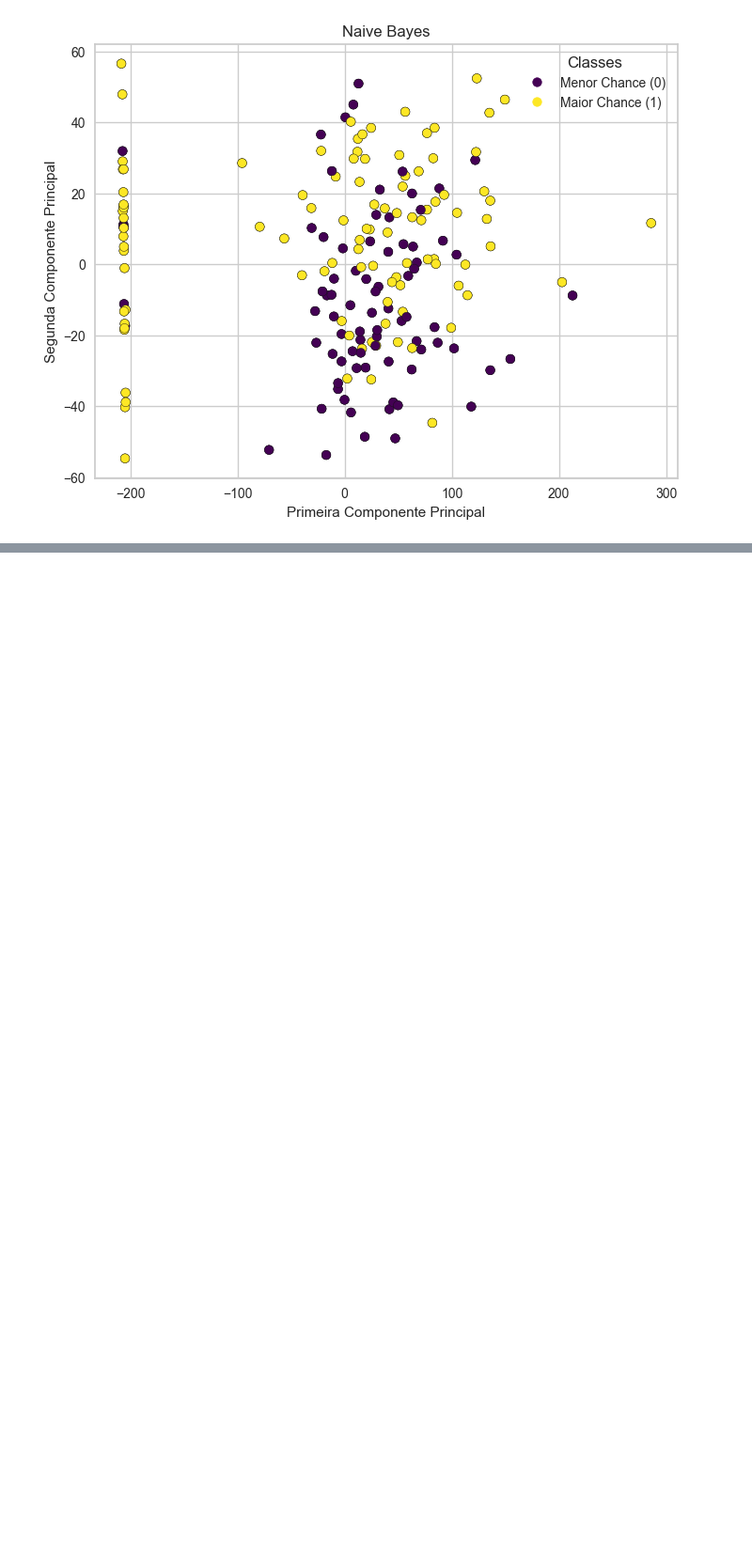
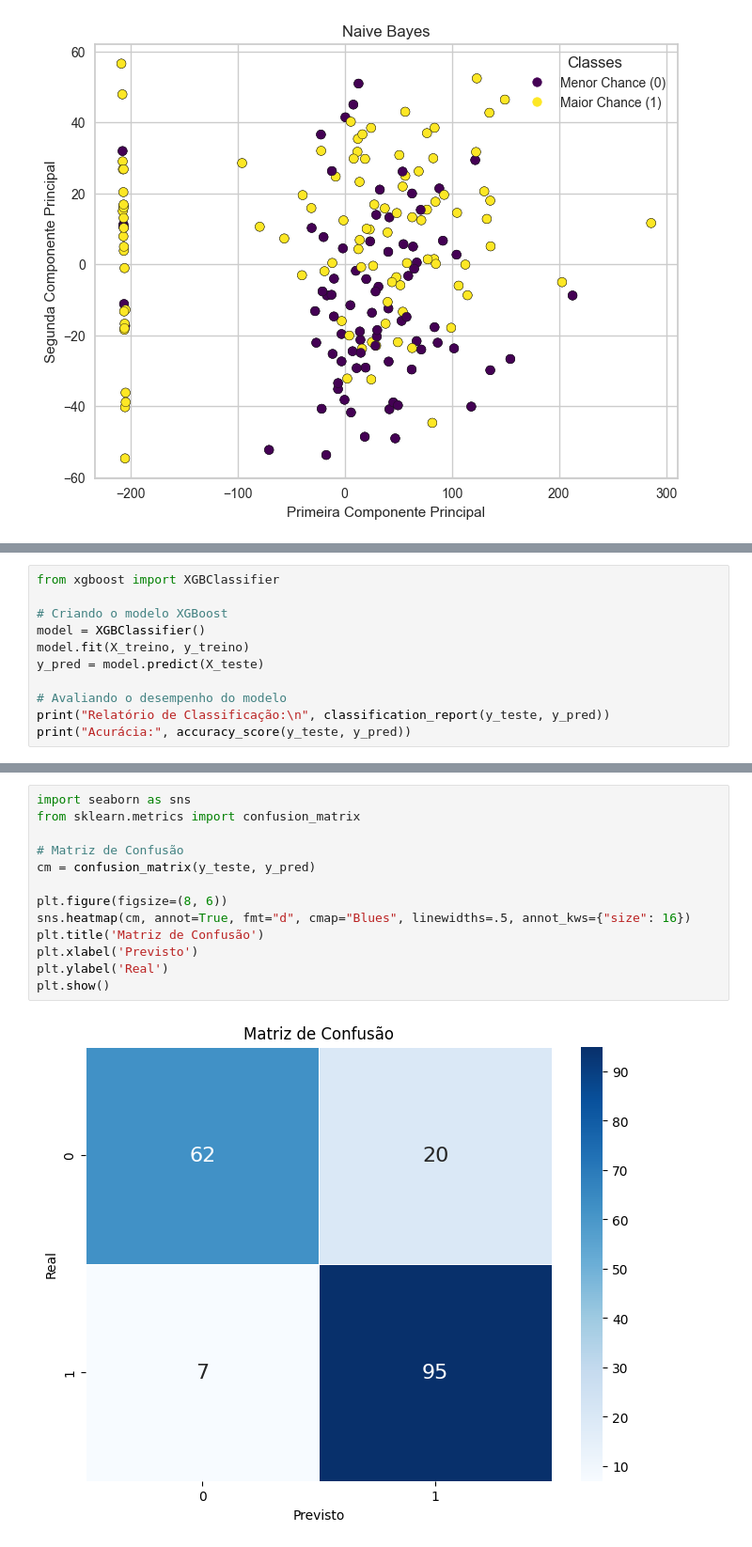
Before and after one commit to beatriz-fulgencio/tp-ia, a Jupyter notebook: arq1.ipynb, the cells around one changed output, grey strips where cells are left out. Shown at 94% size. Cells and saved outputs as stored; diff of their text form; blank space fills up the shorter version.

Commit message:
adding xgboost

```diff
--- a/arq1.ipynb
+++ b/arq1.ipynb
@@ -397,0 +403,11 @@ Variância acumulativa explicada: [0.92404197 0.97433616]
+# %%
+from xgboost import XGBClassifier
+
+# Criando o modelo XGBoost
+model = XGBClassifier()
+model.fit(X_treino, y_treino)
+y_pred = model.predict(X_teste)
+
+# Avaliando o desempenho do modelo
+print("Relatório de Classificação:\n", classification_report(y_teste, y_pred))
+print("Acurácia:", accuracy_score(y_teste, y_pred))
@@ -397,0 +426,15 @@ Variância acumulativa explicada: [0.92404197 0.97433616]
+# %%
+import seaborn as sns
+from sklearn.metrics import confusion_matrix
+
+# Matriz de Confusão
+cm = confusion_matrix(y_teste, y_pred)
+
+plt.figure(figsize=(8, 6))
+sns.heatmap(cm, annot=True, fmt="d", cmap="Blues", linewidths=.5, annot_kws={"size": 16})
+plt.title('Matriz de Confusão')
+plt.xlabel('Previsto')
+plt.ylabel('Real')
+plt.show()
+# %% [output]
+[figure, added]
```
Also changed, not shown: parts of 6 cells of this notebook.
